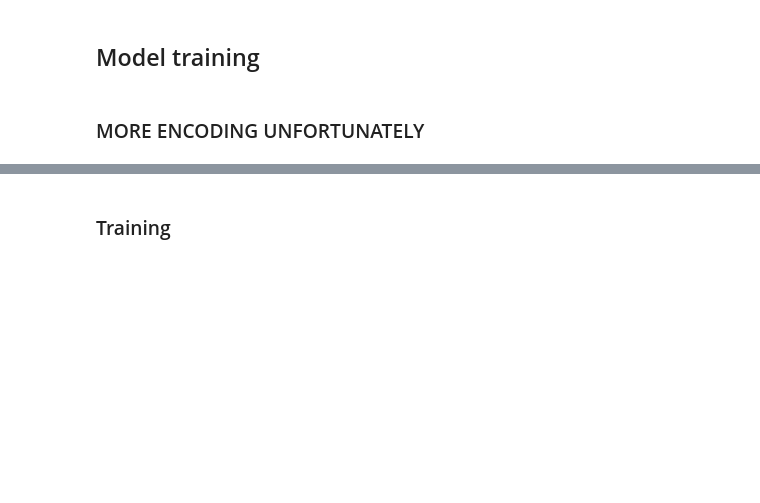
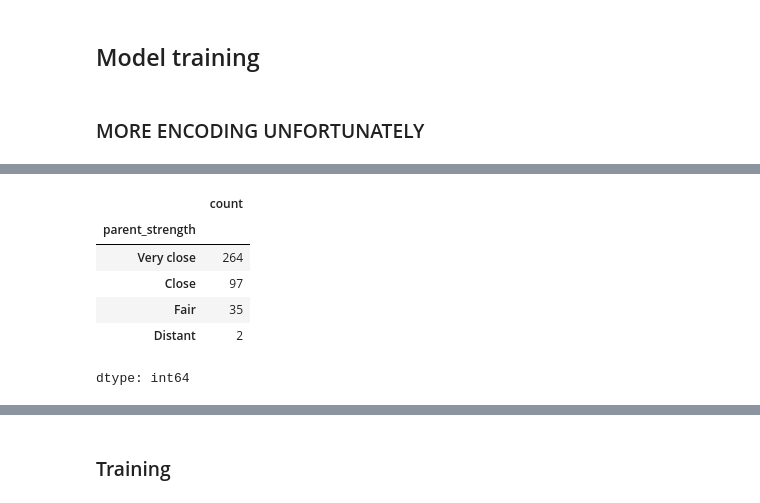
Before and after one commit to MadibaMadiba/uni-drinking-effect, a Jupyter notebook: assets/eda.ipynb, the cells around one changed output, grey strips where cells are left out. Cells and saved outputs as stored; diff of their text form; code cells hidden in the pictures; blank space fills up the shorter version.

```diff
--- a/assets/eda.ipynb
+++ b/assets/eda.ipynb
@@ -457,3 +477,13 @@ array(['8+', '3-5', '5-8', '1-3', '0'], dtype=object)
+# %%
+data_ML['parent_strength'].value_counts()
+# %% [output]
+|  | count |
+| parent_strength |  |
+| Very close | 264 |
+| Close | 97 |
+| Fair | 35 |
+| Distant | 2 |
+dtype: int64
 # %%
 data_ML.loc[data_ML["sex"]== "Male", "sex"] = 0
 data_ML.loc[data_ML["sex"]== "Female", "sex"] = 1
```
Also changed, not shown: parts of 7 cells of this notebook.
